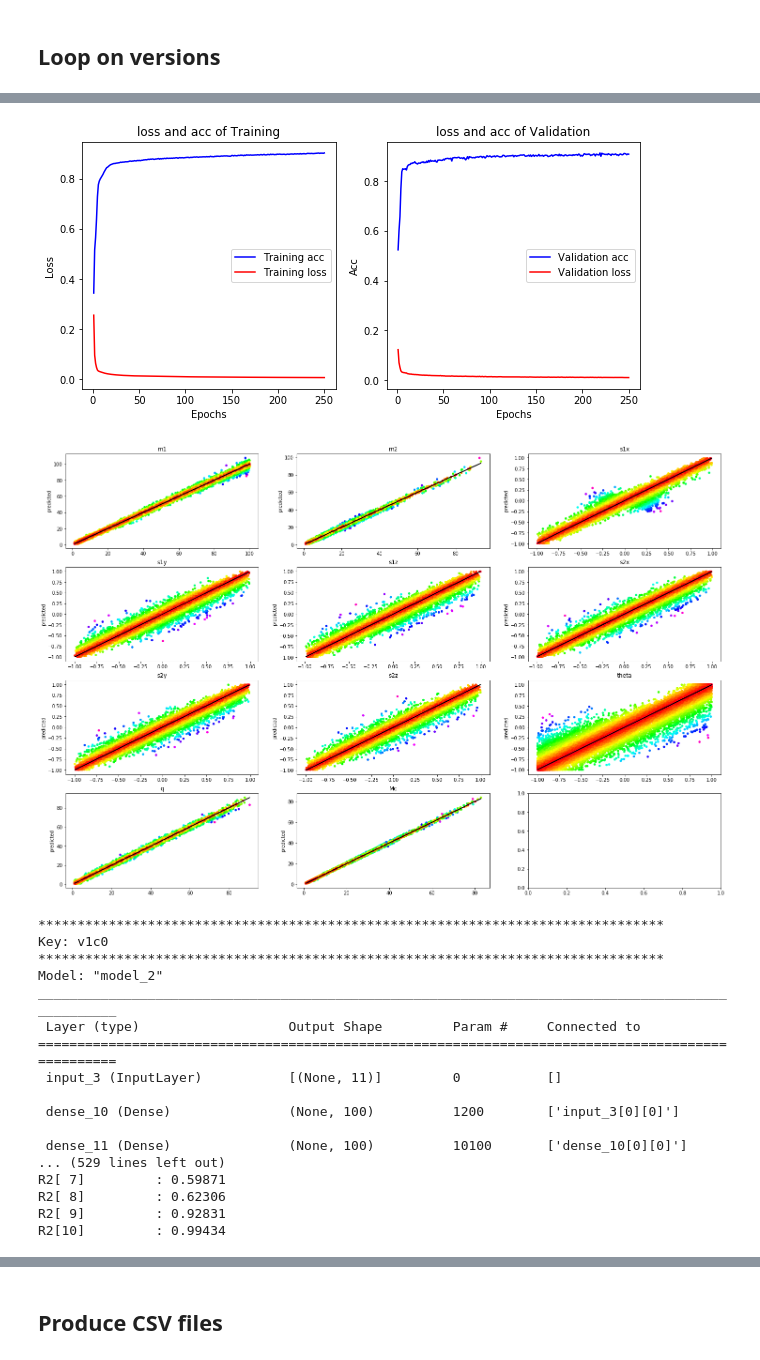
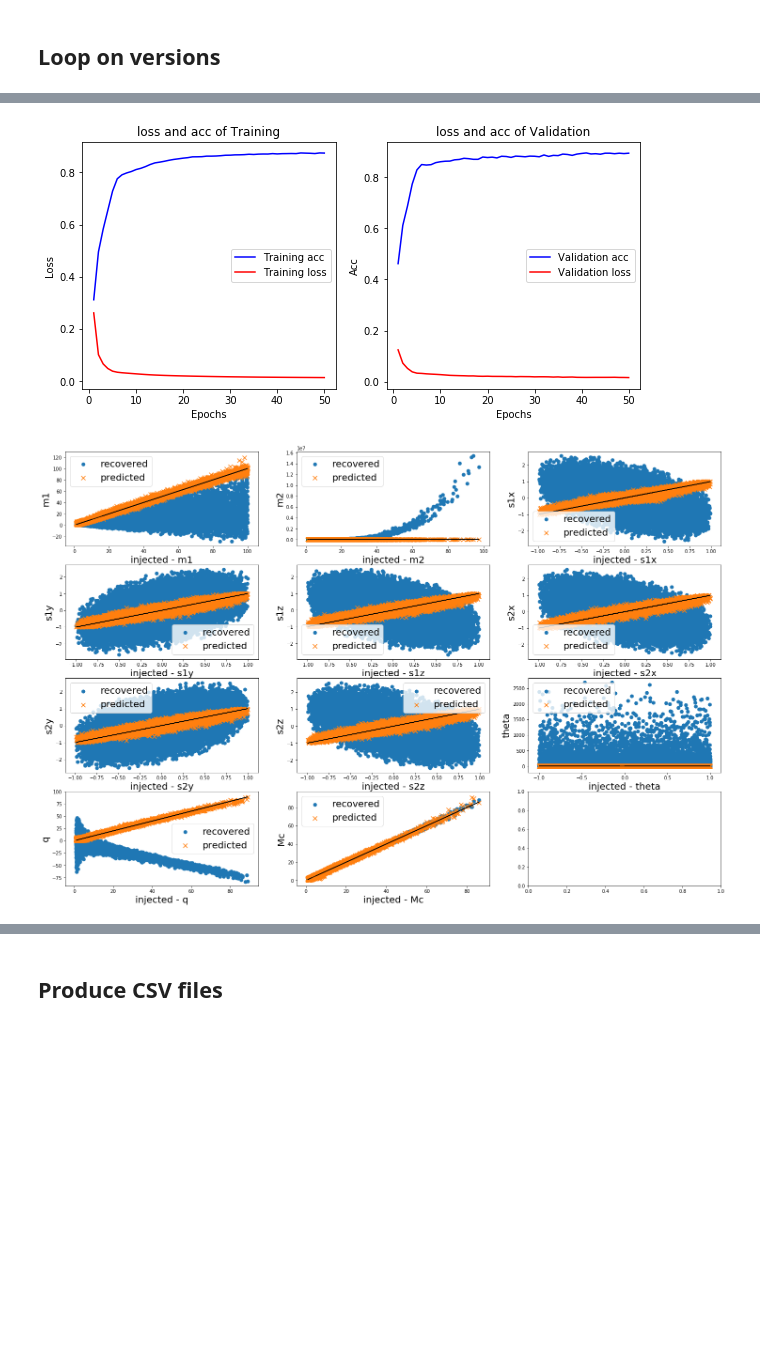
Before and after one commit to PhoenixBirdCreations/IPAM2021_ML, a Jupyter notebook: algo/NN_tf/NN_tf.ipynb, the cells around one changed output, grey strips where cells are left out. Drawn from its saved outputs; the diff is of its cells as text; code cells hidden in the pictures; blank space fills up the shorter version.

```diff
--- a/algo/NN_tf/NN_tf.ipynb
+++ b/algo/NN_tf/NN_tf.ipynb
@@ -25,16 +26,12 @@ from keras import backend as K
 # %% [markdown]
 ## Input options
 # %%
-features_names   = ['m1', 'm2', 's1x', 's1y', 's1z', 's2x', 's2y', 's2z', 'theta', 'q', 'Mc'];
-regr_data_dir    = '../../datasets/NewRealistic/'
-write_output     = False
-out_data_dir     = '../../datasets/NN_tf_results/'
-versions         = ['0', '1'] # can be a subset of ['0', '1', '2']
-clabels          = ['0', '1'] # can be a subset of ['0', '1']
+data2use         = 'NewRealistic' # 'NewRealistic' or 'GSTLAL_2m'
 
 # training options
+write_output     = False
 remove_some_mass = False
-epochs           = 250
+epochs           = 50
 validation_split = 0.1
 batch_size       = 64
 verbose_training = True
@@ -138,11 +168,7 @@ dashes = '*'*80
 for key in keys:
     print(dashes, '\nKey: ', key, '\n', dashes, sep='')
 
-    data_paths = {}
-    data_paths['xtrain'] = regr_data_dir+key+'train_x.csv'
-    data_paths['ytrain'] = regr_data_dir+key+'train_y.csv'
-    data_paths['xtest']  = regr_data_dir+key+'test_x.csv'
-    data_paths['ytest']  = regr_data_dir+key+'test_y.csv'
+    data_paths = datasets[key].data_paths
 
     rdl_out = ut.regressionDatasetLoader(data_paths, features_names,
                            scaler_type=scaler_type,
@@ -159,7 +185,8 @@ for key in keys:
     Nfeatures = len(xtrain[0,:])
 
     # build, compile and train the model
-    model = buildModelUsingFunctionalAPI(hlayers_sizes, batch_size, Nfeatures, out_activation=out_activation)
+    model = buildModelUsingFunctionalAPI(hlayers_sizes, batch_size, Nfeatures,\
+                                         out_activation=out_activation)
     model.compile(
         loss=mse,
         optimizer=Adam(learning_rate=learning_rate),
@@ -190,12 +217,13 @@ for key in keys:
     datasets[key].metrics    = metrics_dict
     datasets[key].Ntrain     = len(xtrain[:,0])
 
-    # plot
-    ut.predictionPlots(ytest, ypredicted, labels, scaler=scaler_y)
+    # plots
+    fp.regrPredictionPlots(ytest, ypredicted, labels, scaler=scaler_y)
+    fp.plotHistory(history)
+    fp.checkRegressionPlot(xtest, ytest, ypredicted, labels, \
+                       scaler_y=scaler_y, scaler_x=scaler_x)
 
     del model
-
-    ut.plotHistory(history)
 # %% [output]
 ********************************************************************************
 Key: v0c0
@@ -235,19 +246,2 @@ R2[10]         : 0.99852
-[figure, old version]
+[figure, new version]
-[figure, old version]
+[figure, new version]
-********************************************************************************
-Key: v1c0
-********************************************************************************
-Model: "model_2"
-__________________________________________________________________________________________________
- Layer (type)                   Output Shape         Param #     Connected to
-==================================================================================================
- input_3 (InputLayer)           [(None, 11)]         0           []
-
- dense_10 (Dense)               (None, 100)          1200        ['input_3[0][0]']
-
- dense_11 (Dense)               (None, 100)          10100       ['dense_10[0][0]']
-... (529 lines left out)
-R2[ 7]         : 0.59871
-R2[ 8]         : 0.62306
-R2[ 9]         : 0.92831
-R2[10]         : 0.99434
```
Also changed, not shown: parts of 4 cells of this notebook, 3 other files.
